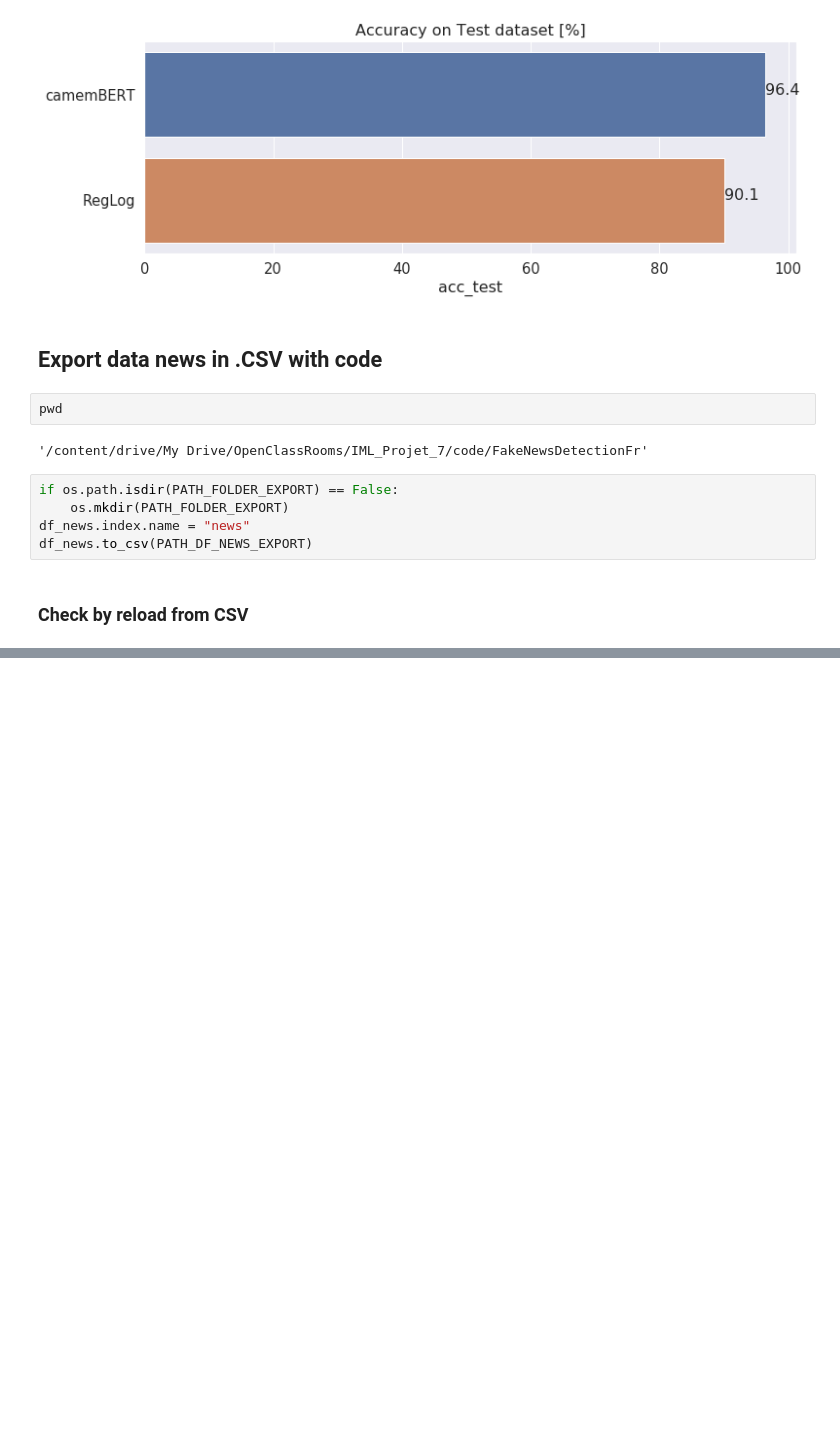
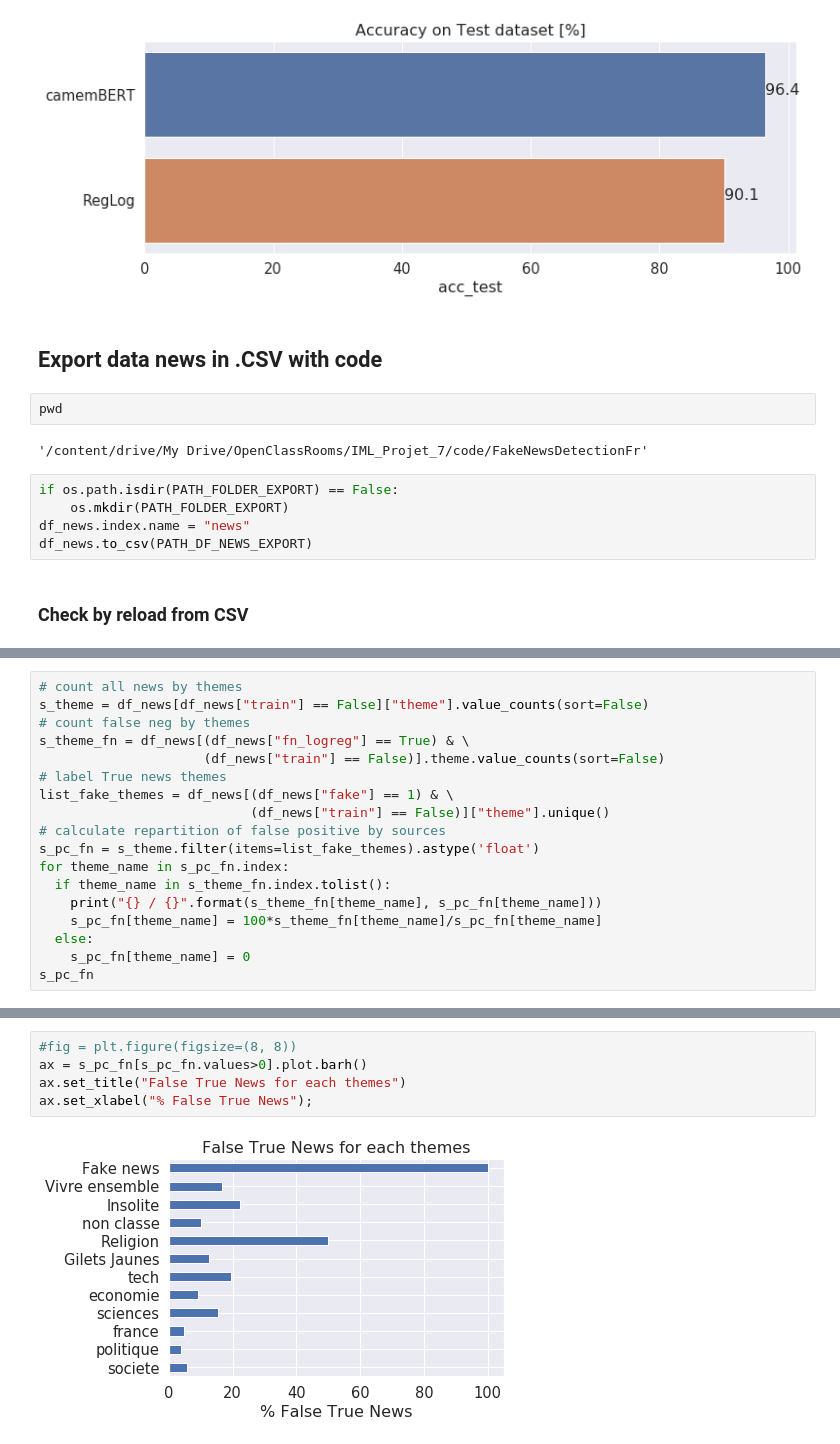
Before and after one commit to jeugregg/FakeNewsDetectionFr, a Jupyter notebook: 04_Train_evaluate_baseline.ipynb, the cells around one changed output, grey strips where cells are left out. Drawn from its saved outputs; the diff is of its cells as text; blank space fills up the shorter version.

```diff
--- a/04_Train_evaluate_baseline.ipynb
+++ b/04_Train_evaluate_baseline.ipynb
@@ -1019,0 +1177,18 @@ df_news_csv.head()
+# %%
+# count all news by themes
+s_theme = df_news[df_news["train"] == False]["theme"].value_counts(sort=False)
+# count false neg by themes
+s_theme_fn = df_news[(df_news["fn_logreg"] == True) & \
+                     (df_news["train"] == False)].theme.value_counts(sort=False)
+# label True news themes
+list_fake_themes = df_news[(df_news["fake"] == 1) & \
+                           (df_news["train"] == False)]["theme"].unique()
+# calculate repartition of false positive by sources
+s_pc_fn = s_theme.filter(items=list_fake_themes).astype('float')
+for theme_name in s_pc_fn.index:
+  if theme_name in s_theme_fn.index.tolist():
+    print("{} / {}".format(s_theme_fn[theme_name], s_pc_fn[theme_name]))
+    s_pc_fn[theme_name] = 100*s_theme_fn[theme_name]/s_pc_fn[theme_name]
+  else:
+    s_pc_fn[theme_name] = 0
+s_pc_fn
@@ -1019,0 +1228,7 @@ df_news_csv.head()
+# %%
+#fig = plt.figure(figsize=(8, 8))
+ax = s_pc_fn[s_pc_fn.values>0].plot.barh()
+ax.set_title("False True News for each themes")
+ax.set_xlabel("% False True News");
+# %% [output]
+[figure, added]
```
Also changed, not shown: parts of 14 cells of this notebook, 1 other file.
